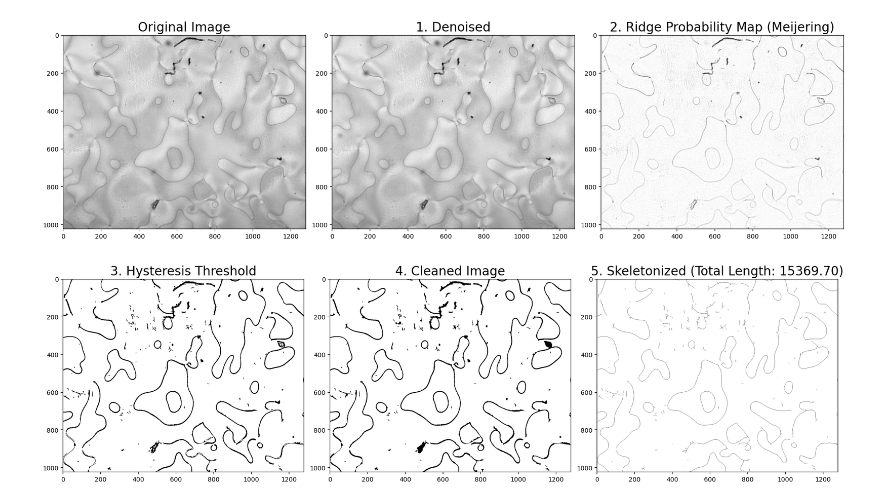
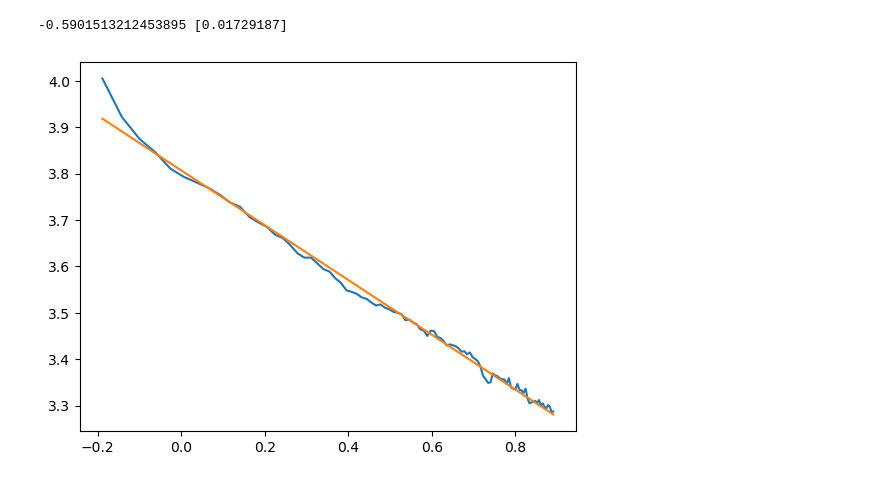
Before and after one commit to mandal-anik10/SLP-CosmoWithLCs, a Jupyter notebook: notebooks/test_framework.ipynb, the cells around one changed output. Cells and saved outputs as stored; diff of their text form; code cells hidden in the pictures.

Commit message:
updated: raw_framework

```diff
--- a/notebooks/test_framework.ipynb
+++ b/notebooks/test_framework.ipynb
@@ -38,39 +14,17 @@ print(total_length)
-# %%
-fig, axes = plt.subplots(1, 3, figsize=(18, 6))
-ax = axes.flatten()
-plt.tight_layout()
-ax[0].imshow(image, cmap='gray')
-ax[0].set_title('Original Image')
-
-ax[1].imshow(denoised_image, cmap='gray')
-ax[1].set_title('1. Denoised')
-
-ax[2].imshow(ridge_map, cmap='binary')
-ax[2].set_title('2. Ridge Probability Map (Meijering)')
-
-plt.savefig('../figs/test-framework-2s_40V-S012.png')
-
-# ax[3].imshow(binary_ridge_map, cmap='gray')
-# ax[3].set_title('3. Hysteresis Threshold')
-# %% [output]
-[figure, removed]
-# %%
-fig, axes = plt.subplots(1, 3, figsize=(18, 6))
-ax = axes.flatten()
-plt.tight_layout()
-
-ax[0].imshow(binary_ridge_map, cmap='binary')
-ax[0].set_title('3. Hysteresis Threshold')
-
-
-ax[1].imshow(cleaned_map, cmap='binary')
-ax[1].set_title('4. Cleaned Image')
-
-
-ax[2].imshow(skleton, cmap='binary')
-ax[2].set_title(f'5. Skeletonized (Total Length: {total_length:.2f})')
-
-plt.savefig('../figs/test-framework-2s_40V-S345.png')
-plt.show()
-# %% [output]
-[figure, removed]
+# %%
+x = np.linspace(0.5, 5.5, 101)
+S = np.zeros(101)
+for i in tqdm(range(len(x))):
+    img0 = io.imread('../exp-data/20251201/28/60_1_50-1050/{:.2f}s.tif'.format(x[i]), as_gray=True)
+    S_len0, sk0  = framework(img0, hysteresis_th=[0.15, 0.25], skleton_img=True)
+    S[i]= S_len0
+# %%
+x_ = np.linspace(0.5, 5.5 * 10/7, 101)
+a,b = 2,-1
+plt.plot(np.log10(x_[a:b]), np.log10(S[a:b]))
+res = np.polyfit(np.log10(x_[a:b]), np.log10(S[a:b]), deg=1, full=True)
+plt.plot(np.log10(x_[a:b]), res[0][0]*np.log10(x_[a:b]) + res[0][1])
+print(res[0][0], res[1])
+# %% [output]
+-0.5901513212453895 [0.01729187]
+[figure, added]
```
Also changed, not shown: parts of 6 cells of this notebook, 5 other files.
